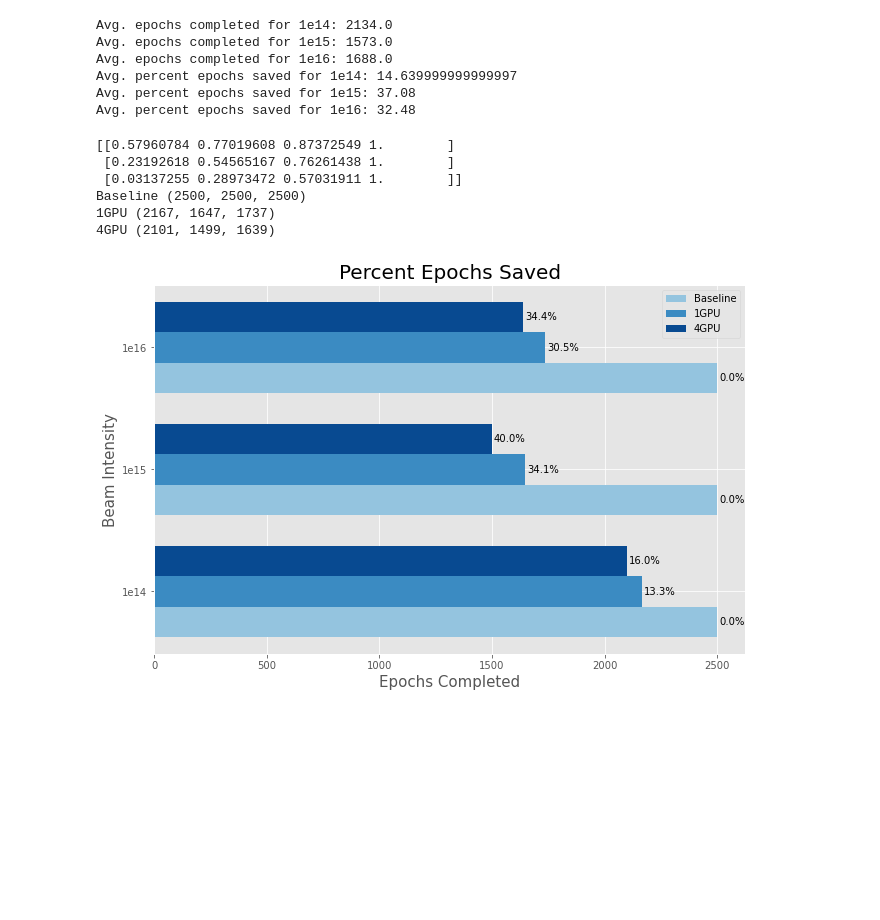
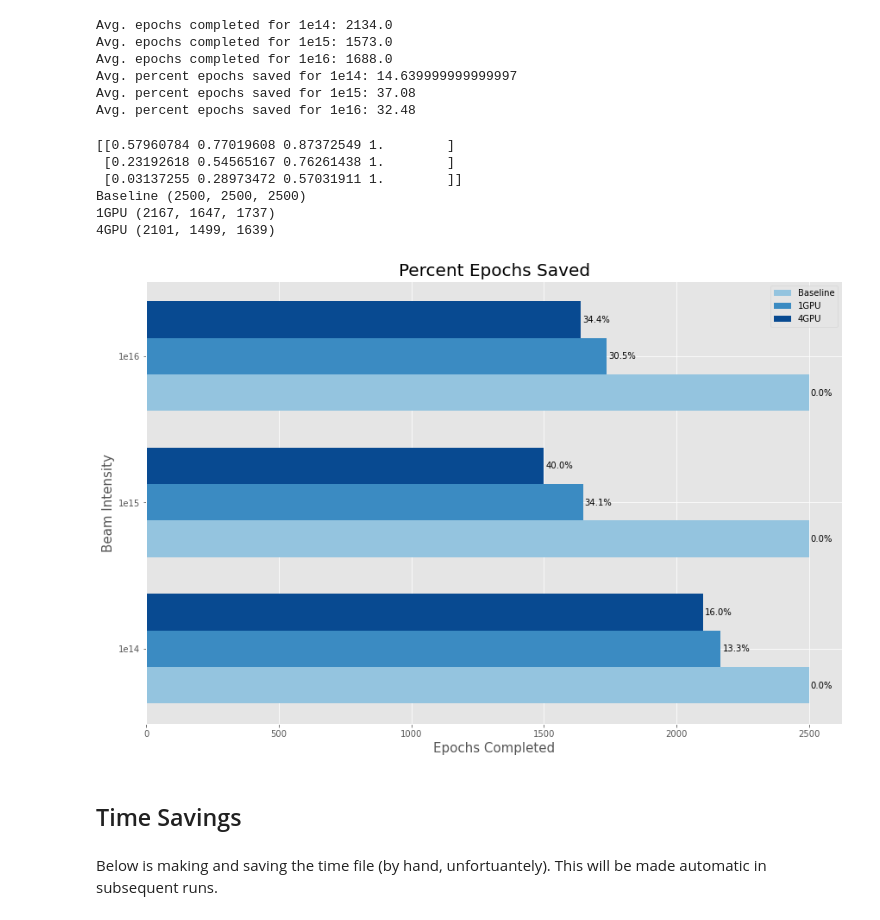
Before and after one commit to TauferLab/Reproducibility_A4NN_ICPP23, a Jupyter notebook: paper_analysis.ipynb, the cells around one changed output. Drawn from its saved outputs; the diff is of its cells as text; code cells hidden in the pictures; blank space fills up the shorter version.

Commit message:
more figures and code

```diff
--- a/paper_analysis.ipynb
+++ b/paper_analysis.ipynb
@@ -95,33 +93,37 @@ x = np.arange(len(beam_intensity))  # the label locations
 width = 0.25  # the width of the bars
 multiplier = 0
 
-fig, ax = plt.subplots(layout='constrained')
+fig, ax = plt.subplots(layout='constrained', figsize=(12, 8))
 colors = cmap(np.linspace(0.4, 0.9, 3))
 print(colors)
 
 for index, (label, num_epochs) in enumerate(epochs_run.items()):
     print(label, num_epochs)
     offset = width * multiplier
     rects = ax.barh(x + offset, num_epochs, width, label=label, color=colors[index]) #, color= cmap(np.linspace(0, 1, 3))
     labels = [str(round((1-(num_epochs[i]/num_epochs_without_stopping))*100, 1))+'%' for i in range(len(num_epochs))]
     ax.bar_label(rects, labels=labels ,padding=2)
     multiplier += 1
 
 # Add some text for labels, title and custom x-axis tick labels, etc.
 ax.set_xlabel('Epochs Completed', fontsize=15)
 ax.set_ylabel('Beam Intensity', fontsize=15)
 
 ax.set_title('Percent Epochs Saved', fontsize=20)
 ax.set_yticks(x + width, beam_intensity)
 ax.legend(loc='upper right')
 # ax.set_ylim(0, 2500)
 
 plt.show()
 # %% [output]
 [[0.57960784 0.77019608 0.87372549 1.        ]
  [0.23192618 0.54565167 0.76261438 1.        ]
  [0.03137255 0.28973472 0.57031911 1.        ]]
 Baseline (2500, 2500, 2500)
 1GPU (2167, 1647, 1737)
 4GPU (2101, 1499, 1639)
-[figure, old version]
+[figure, new version]
+# %% [markdown]
+## Time Savings
+# %% [markdown]
+Below is making and saving the time file (by hand, unfortuantely). This will be made automatic in subsequent runs.
```
Also changed, not shown: parts of 7 cells of this notebook, 3 other files.
